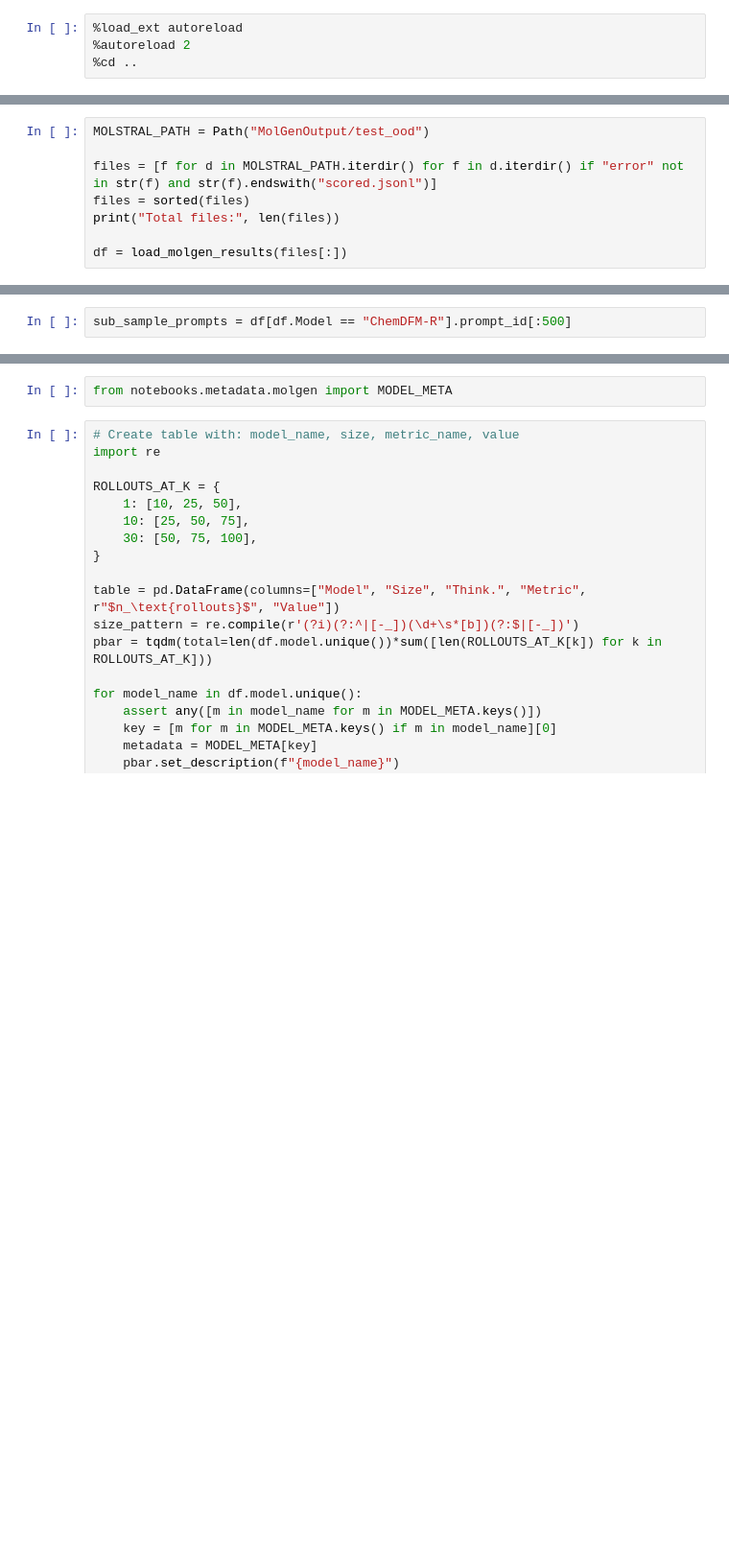
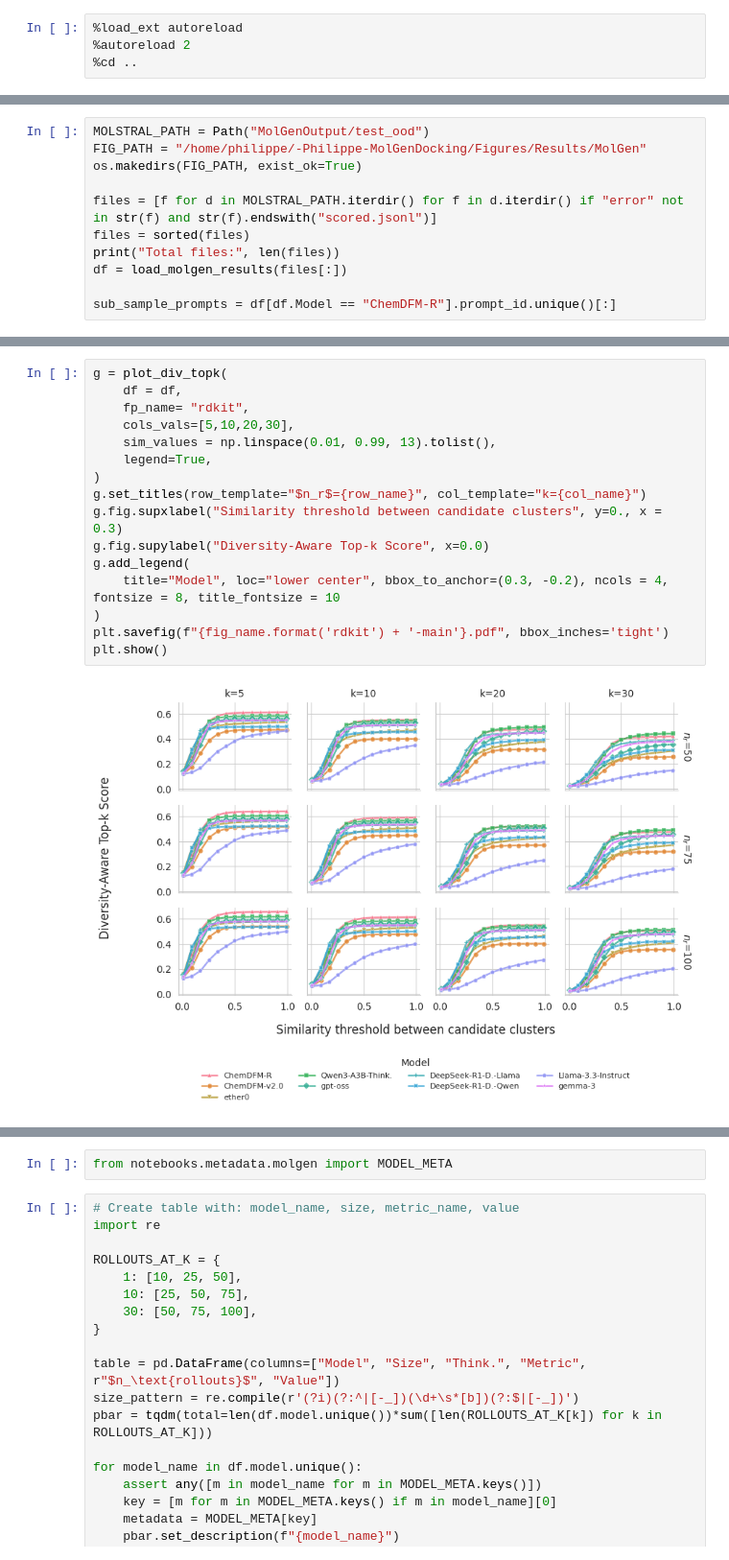
Before and after one commit to Fransou/MolGenDocking, a Jupyter notebook: notebooks/results/MolGenOutput.ipynb, the cells around one changed output, grey strips where cells are left out. Shown at 96% size. Drawn from its saved outputs; the diff is of its cells as text; blank space fills up the shorter version.

```diff
--- a/notebooks/results/MolGenOutput.ipynb
+++ b/notebooks/results/MolGenOutput.ipynb
@@ -30,8 +22,11 @@ from notebooks.utils import *
 # %%
 MOLSTRAL_PATH = Path("MolGenOutput/test_ood")
+FIG_PATH = "/home/philippe/-Philippe-MolGenDocking/Figures/Results/MolGen"
+os.makedirs(FIG_PATH, exist_ok=True)
 
 files = [f for d in MOLSTRAL_PATH.iterdir() for f in d.iterdir() if "error" not in str(f) and str(f).endswith("scored.jsonl")]
 files = sorted(files)
 print("Total files:", len(files))
+df = load_molgen_results(files[:])
 
-df = load_molgen_results(files[:])
+sub_sample_prompts = df[df.Model == "ChemDFM-R"].prompt_id.unique()[:]
@@ -59,2 +57,0 @@ plt.savefig(f"{FIG_PATH}/validity.pdf", bbox_inches='tight')
-# %%
-sub_sample_prompts = df[df.Model == "ChemDFM-R"].prompt_id[:500]
@@ -105 +112,19 @@ def plot_div_topk(
+# %%
+g = plot_div_topk(
+    df = df,
+    fp_name= "rdkit",
+    cols_vals=[5,10,20,30],
+    sim_values = np.linspace(0.01, 0.99, 13).tolist(),
+    legend=True,
+)
+g.set_titles(row_template="$n_r$={row_name}", col_template="k={col_name}")
+g.fig.supxlabel("Similarity threshold between candidate clusters", y=0., x = 0.3)
+g.fig.supylabel("Diversity-Aware Top-k Score", x=0.0)
+g.add_legend(
+    title="Model", loc="lower center", bbox_to_anchor=(0.3, -0.2), ncols = 4, fontsize = 8, title_fontsize = 10
+)
+plt.savefig(f"{fig_name.format('rdkit') + '-main'}.pdf", bbox_inches='tight')
+plt.show()
+# %% [output]
+[figure, added]
 # %%
```
Also changed, not shown: parts of 27 cells of this notebook, 4 other files.
